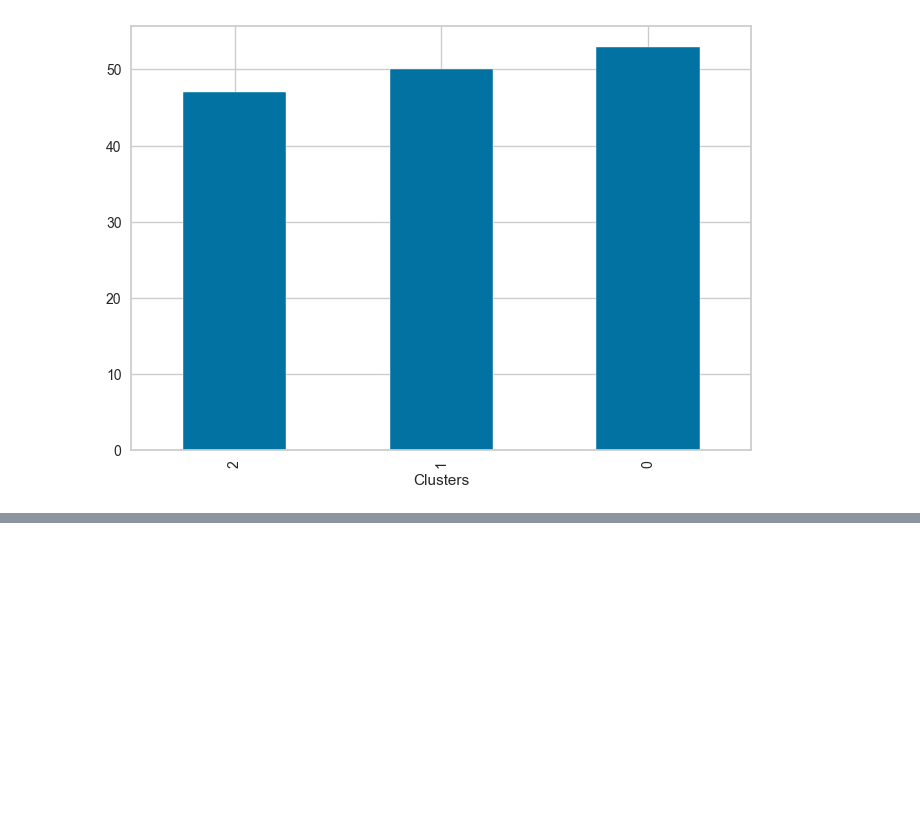
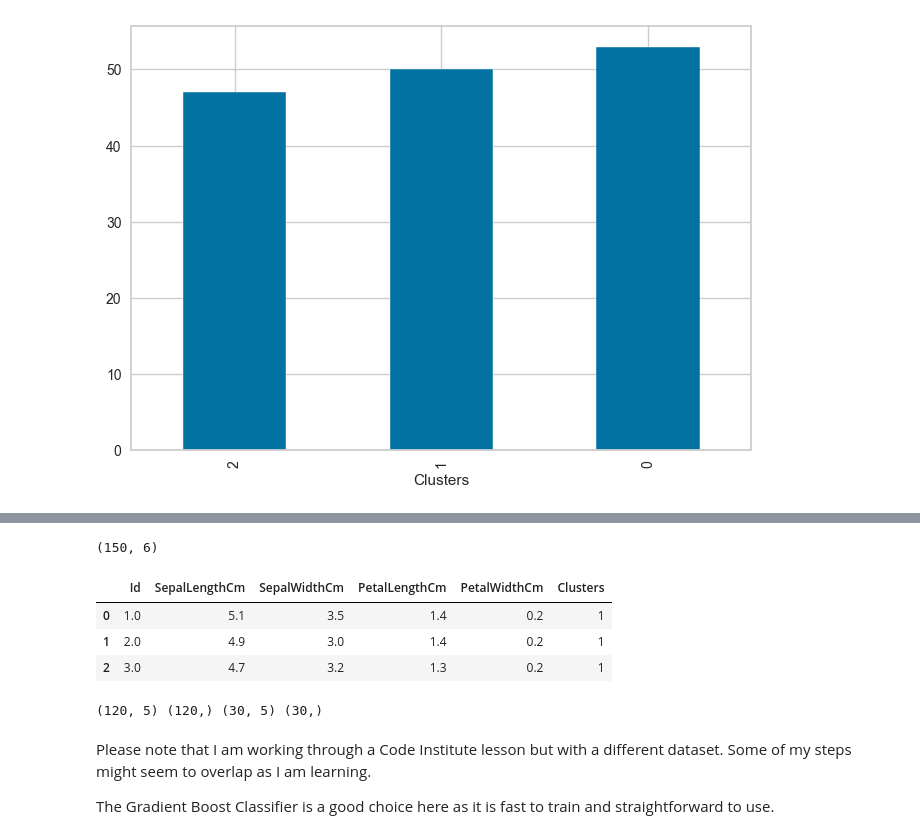
Before and after one commit to BethW83/Iris-Clustering, a Jupyter notebook: jupyter_notebooks/02_cluster_notebook.ipynb, the cells around one changed output, grey strips where cells are left out. Drawn from its saved outputs; the diff is of its cells as text; code cells hidden in the pictures; blank space fills up the shorter version.

Commit message:
begin classifier pipeline

```diff
--- a/jupyter_notebooks/02_cluster_notebook.ipynb
+++ b/jupyter_notebooks/02_cluster_notebook.ipynb
@@ -322,0 +331,30 @@ Clusters
+# %%
+df_clf = X.copy()
+print(df_clf.shape)
+df_clf.head(3)
+# %% [output]
+(150, 6)
+|  | Id | SepalLengthCm | SepalWidthCm | PetalLengthCm | PetalWidthCm | Clusters |
+| 0 | 1.0 | 5.1 | 3.5 | 1.4 | 0.2 | 1 |
+| 1 | 2.0 | 4.9 | 3.0 | 1.4 | 0.2 | 1 |
+| 2 | 3.0 | 4.7 | 3.2 | 1.3 | 0.2 | 1 |
+# %%
+# split the data into train and test sets
+# we will use the cluster labels as the target variable and the original features as the input variables
+# to train a classification model in the next steps
+
+from sklearn.model_selection import train_test_split
+X_train, X_test,y_train, y_test = train_test_split(
+                                    df_clf.drop(['Clusters'],axis=1),
+                                    df_clf['Clusters'],
+                                    test_size=0.2,
+                                    random_state=0
+                                    )
+
+print(X_train.shape, y_train.shape, X_test.shape, y_test.shape)
+# %% [output]
+(120, 5) (120,) (30, 5) (30,)
+# %% [markdown]
+Please note that I am working through a Code Institute lesson but with a different dataset. Some of my steps might seem to overlap as I am learning.
+
+The Gradient Boost Classifier is a good choice here as it is fast to train and straightforward to use.
```
Also changed, not shown: parts of 4 cells of this notebook.
